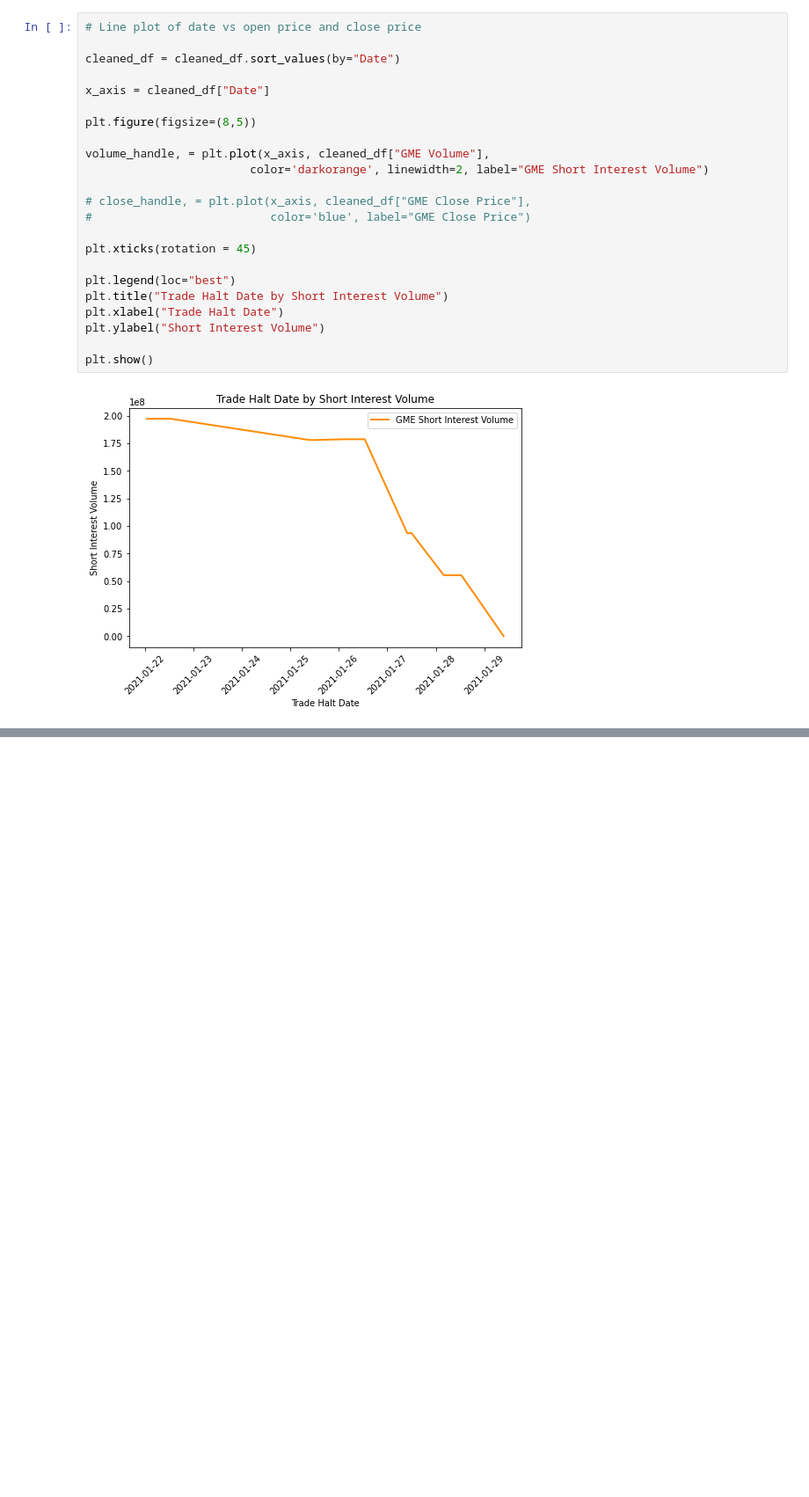
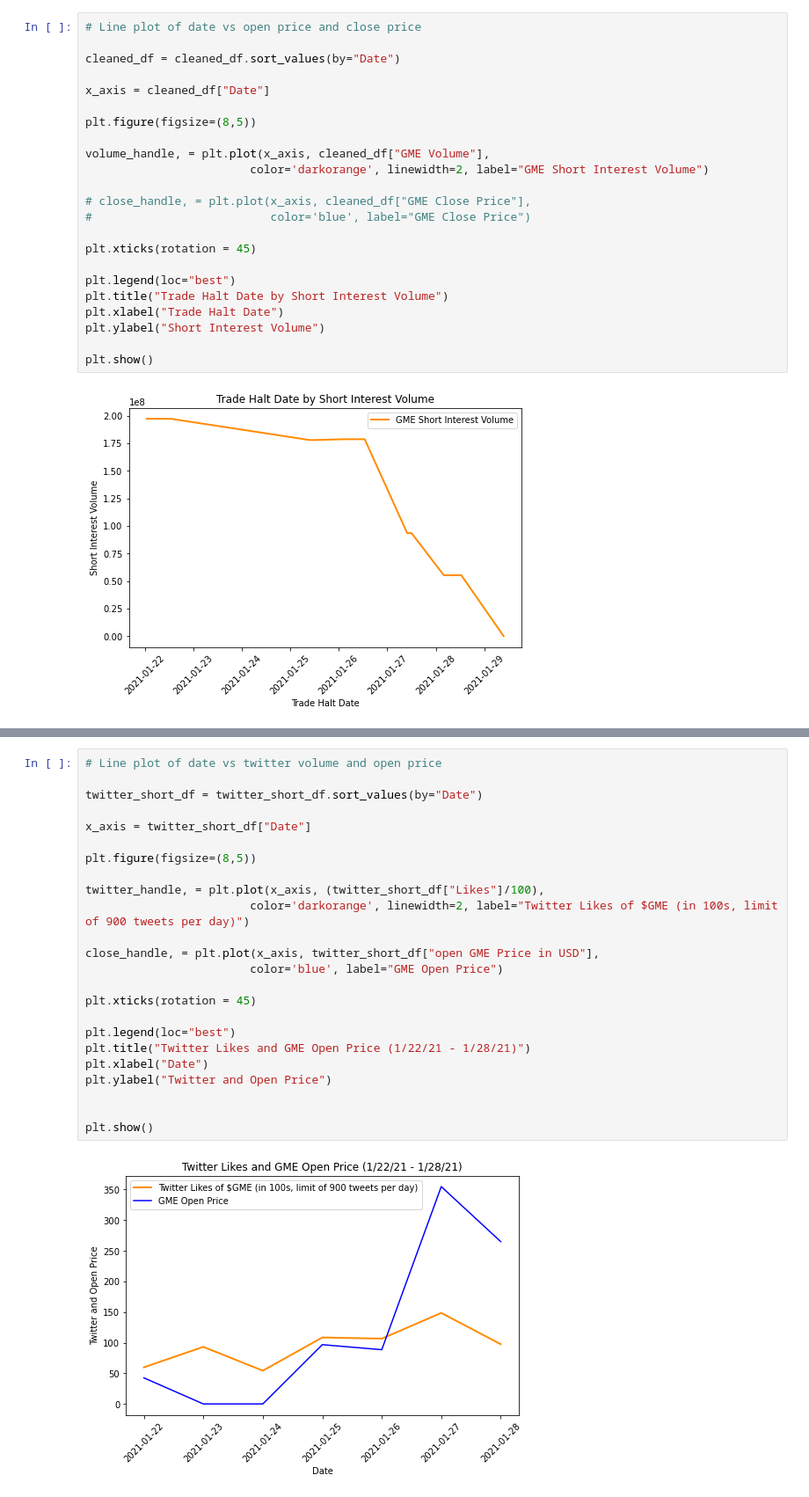
Before and after one commit to The-Short-Squeeze/GameStop-Data, a Jupyter notebook: financial_merge.ipynb, the cells around one changed output, grey strips where cells are left out. Shown at 88% size. Saved outputs shown, nothing was run; the diff lists cells and outputs as text; blank space fills up the shorter version.

```diff
--- a/financial_merge.ipynb
+++ b/financial_merge.ipynb
@@ -315,0 +428,26 @@ plt.show()
+# %%
+# Line plot of date vs twitter volume and open price
+
+twitter_short_df = twitter_short_df.sort_values(by="Date")
+
+x_axis = twitter_short_df["Date"]
+
+plt.figure(figsize=(8,5))
+
+twitter_handle, = plt.plot(x_axis, (twitter_short_df["Likes"]/100),
+                        color='darkorange', linewidth=2, label="Twitter Likes of $GME (in 100s, limit of 900 tweets per day)")
+
+close_handle, = plt.plot(x_axis, twitter_short_df["open GME Price in USD"],
+                        color='blue', label="GME Open Price")
+
+plt.xticks(rotation = 45)
+
+plt.legend(loc="best")
+plt.title("Twitter Likes and GME Open Price (1/22/21 - 1/28/21)")
+plt.xlabel("Date")
+plt.ylabel("Twitter and Open Price")
+
+
+plt.show()
+# %% [output]
+[figure, added]
```
Also changed, not shown: parts of 14 cells of this notebook.
